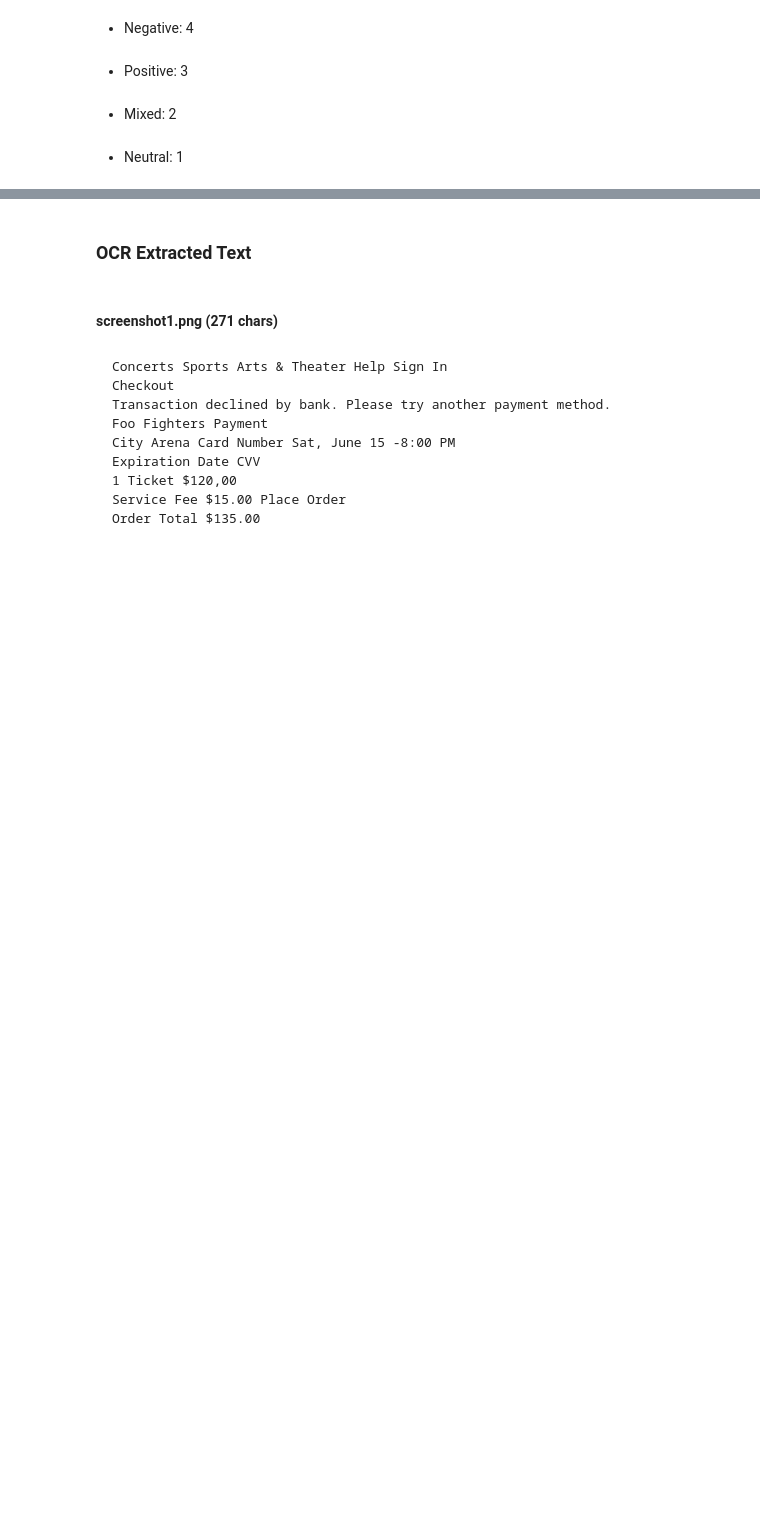
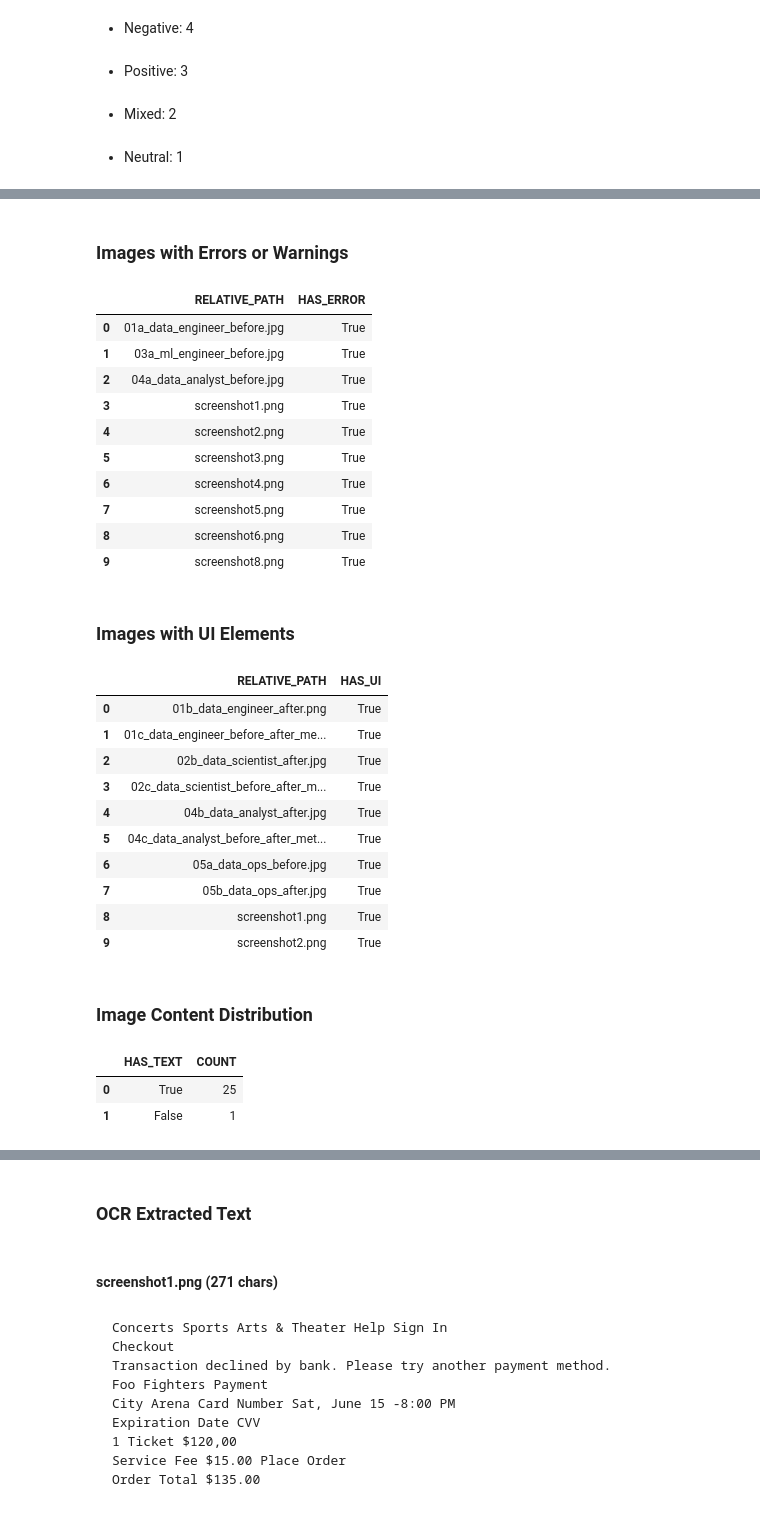
Before and after one commit to Snowflake-Labs/sfguide-getting-started-with-cortex-aisql, a Jupyter notebook: notebooks/03_multimodal_analytics.ipynb, the cells around one changed output, grey strips where cells are left out. Drawn from its saved outputs; the diff is of its cells as text; code cells hidden in the pictures; blank space fills up the shorter version.

```diff
--- a/notebooks/03_multimodal_analytics.ipynb
+++ b/notebooks/03_multimodal_analytics.ipynb
@@ -115 +120,81 @@ if len(df_audio) > 0:
+# %%
+# Filter images based on content - Example 1: Screenshots with errors
+sql = """
+SELECT
+    relative_path,
+    AI_FILTER('Does this image show an error message or warning?', img_file) as has_error
+FROM images
+WHERE AI_FILTER('Does this image show an error message or warning?', img_file) = TRUE
+LIMIT 10
+"""
+
+df_errors = session.sql(sql).to_pandas()
+display(Markdown("### Images with Errors or Warnings"))
+display(df_errors)
+
+# Filter images - Example 2: Using PROMPT for more complex filtering
+sql = """
+SELECT
+    relative_path,
+    AI_FILTER(PROMPT('{0} contains a user interface element', img_file)) as has_ui
+FROM images
+WHERE AI_FILTER(PROMPT('{0} contains a user interface element', img_file)) = TRUE
+LIMIT 10
+"""
+
+df_ui = session.sql(sql).to_pandas()
+display(Markdown("### Images with UI Elements"))
+display(df_ui)
+
+# Count images by category
+sql = """
+SELECT
+    AI_FILTER('Does this image show text or documents?', img_file) as has_text,
+    COUNT(*) as count
+FROM images
+GROUP BY has_text
+"""
+
+df_counts = session.sql(sql).to_pandas()
+display(Markdown("### Image Content Distribution"))
+display(df_counts)
+
+# Visualize
+fig = px.pie(df_counts,
+             values='COUNT',
+             names='HAS_TEXT',
+             title='Images with Text vs Without',
+             color='HAS_TEXT',
+             color_discrete_map={True: 'blue', False: 'gray'})
+fig.update_layout(height=400)
+fig.show()
+# %% [output]
+### Images with Errors or Warnings
+|  | RELATIVE_PATH | HAS_ERROR |
+| 0 | 01a_data_engineer_before.jpg | True |
+| 1 | 03a_ml_engineer_before.jpg | True |
+| 2 | 04a_data_analyst_before.jpg | True |
+| 3 | screenshot1.png | True |
+| 4 | screenshot2.png | True |
+| 5 | screenshot3.png | True |
+| 6 | screenshot4.png | True |
+| 7 | screenshot5.png | True |
+| 8 | screenshot6.png | True |
+| 9 | screenshot8.png | True |
+### Images with UI Elements
+|  | RELATIVE_PATH | HAS_UI |
+| 0 | 01b_data_engineer_after.png | True |
+| 1 | 01c_data_engineer_before_after_me... | True |
+| 2 | 02b_data_scientist_after.jpg | True |
+| 3 | 02c_data_scientist_before_after_m... | True |
+| 4 | 04b_data_analyst_after.jpg | True |
+| 5 | 04c_data_analyst_before_after_met... | True |
+| 6 | 05a_data_ops_before.jpg | True |
+| 7 | 05b_data_ops_after.jpg | True |
+| 8 | screenshot1.png | True |
+| 9 | screenshot2.png | True |
+### Image Content Distribution
+|  | HAS_TEXT | COUNT |
+| 0 | True | 25 |
+| 1 | False | 1 |
 # %% [markdown]
```
Also changed, not shown: parts of 3 cells of this notebook, 4 other files.
